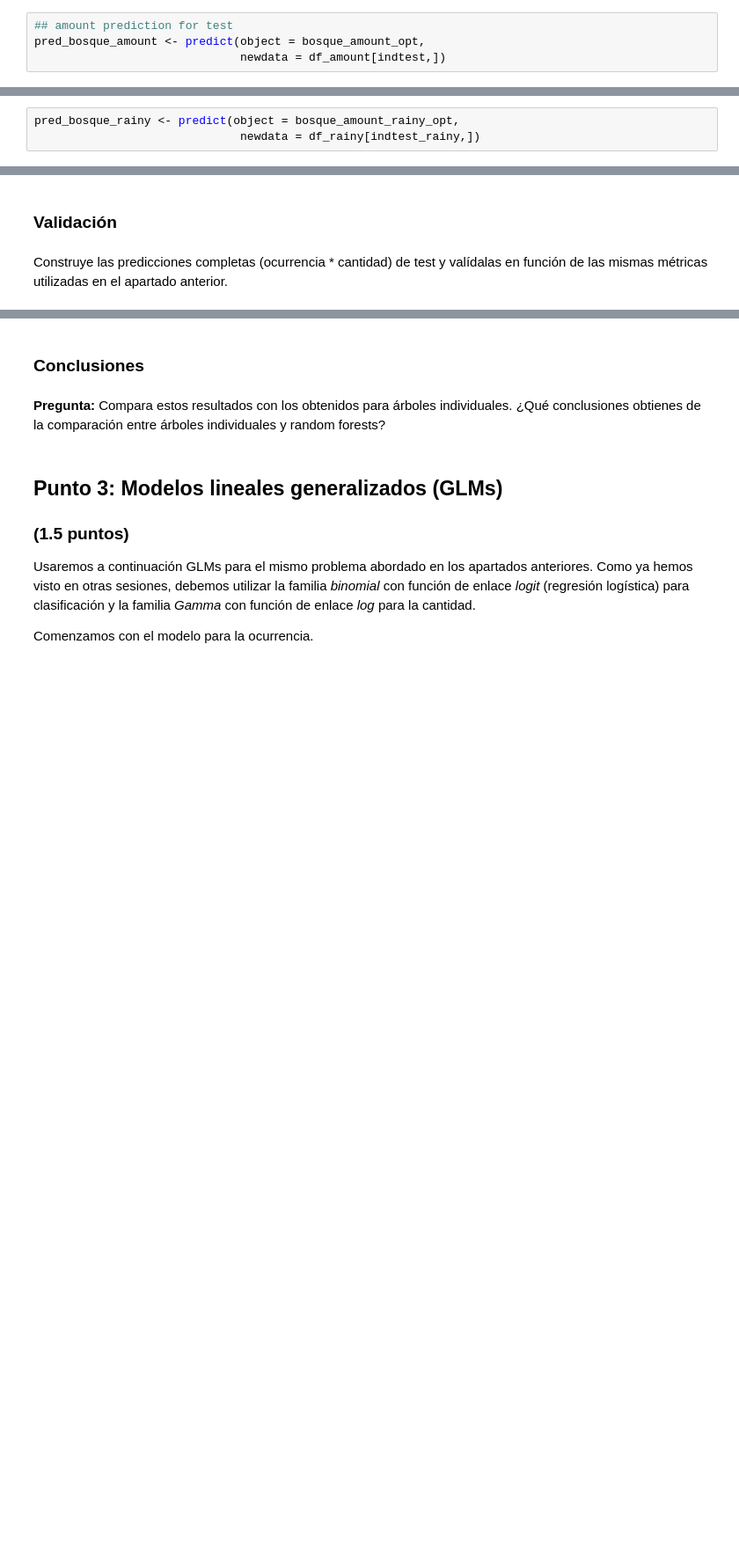
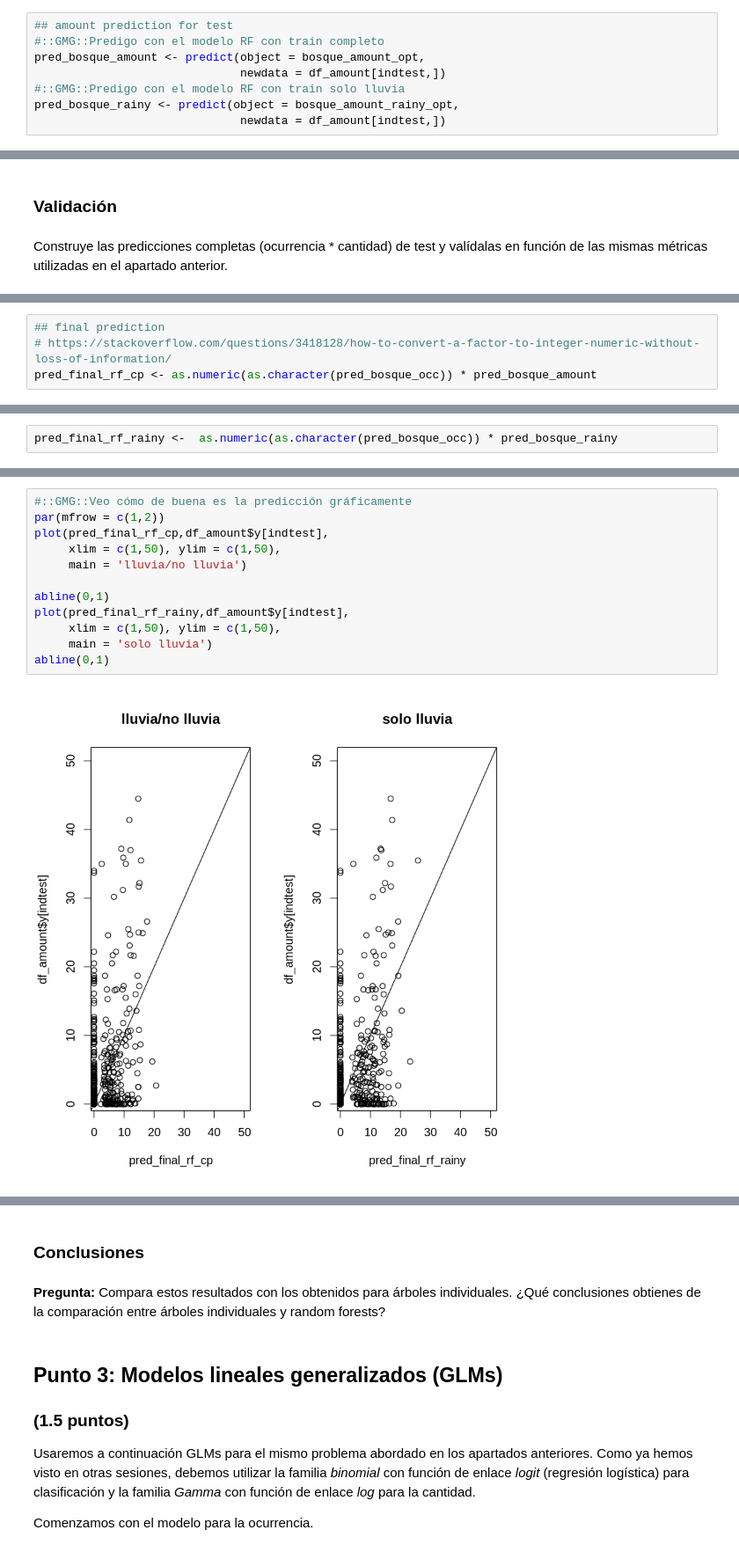
Before and after one commit to yerartdev/uc-m1966-datamining, a Jupyter notebook: d3/S17-T03_LAB_IntercomparisonTechniques.ipynb, the cells around one changed output, grey strips where cells are left out. Shown at 88% size. Saved outputs shown, nothing was run; the diff lists cells and outputs as text; blank space fills up the shorter version.

Commit message:
m1966 - práctica entregable de repaso (S17-T03): punto 2: RF Classification & Regression, predicción, validación (métricas), gráficas de predicción, faltan conclusiones

```diff
--- a/d3/S17-T03_LAB_IntercomparisonTechniques.ipynb
+++ b/d3/S17-T03_LAB_IntercomparisonTechniques.ipynb
@@ -1226,5 +1226,9 @@ plot(bosque_amount_rainy_opt)
 Utiliza los bosques óptimos encontrados para predecir la cantidad en el test, y conserva las predicciones obtenidas.
 # %%
 ## amount prediction for test
+#::GMG::Predigo con el modelo RF con train completo
 pred_bosque_amount <- predict(object = bosque_amount_opt,
                               newdata = df_amount[indtest,])
+#::GMG::Predigo con el modelo RF con train solo lluvia
+pred_bosque_rainy <- predict(object = bosque_amount_rainy_opt,
+                              newdata = df_amount[indtest,])
@@ -1241,3 +1234,0 @@ paste('RMSE RF (Test):', round(RMSE_bosque_amount,2),
-# %%
-pred_bosque_rainy <- predict(object = bosque_amount_rainy_opt,
-                              newdata = df_rainy[indtest_rainy,])
@@ -1261,0 +1241,4 @@ Construye las predicciones completas (ocurrencia * cantidad) de test y valídala
+# %%
+## final prediction
+# https://stackoverflow.com/questions/3418128/how-to-convert-a-factor-to-integer-numeric-without-loss-of-information/
+pred_final_rf_cp <- as.numeric(as.character(pred_bosque_occ)) * pred_bosque_amount
@@ -1261,0 +1267,2 @@ Construye las predicciones completas (ocurrencia * cantidad) de test y valídala
+# %%
+pred_final_rf_rainy <-  as.numeric(as.character(pred_bosque_occ)) * pred_bosque_rainy
@@ -1261,0 +1313,14 @@ Construye las predicciones completas (ocurrencia * cantidad) de test y valídala
+# %%
+#::GMG::Veo cómo de buena es la predicción gráficamente
+par(mfrow = c(1,2))
+plot(pred_final_rf_cp,df_amount$y[indtest],
+     xlim = c(1,50), ylim = c(1,50),
+     main = 'lluvia/no lluvia')
+
+abline(0,1)
+plot(pred_final_rf_rainy,df_amount$y[indtest],
+     xlim = c(1,50), ylim = c(1,50),
+     main = 'solo lluvia')
+abline(0,1)
+# %% [output]
+[figure, added]
```
Also changed, not shown: parts of 17 cells of this notebook.
